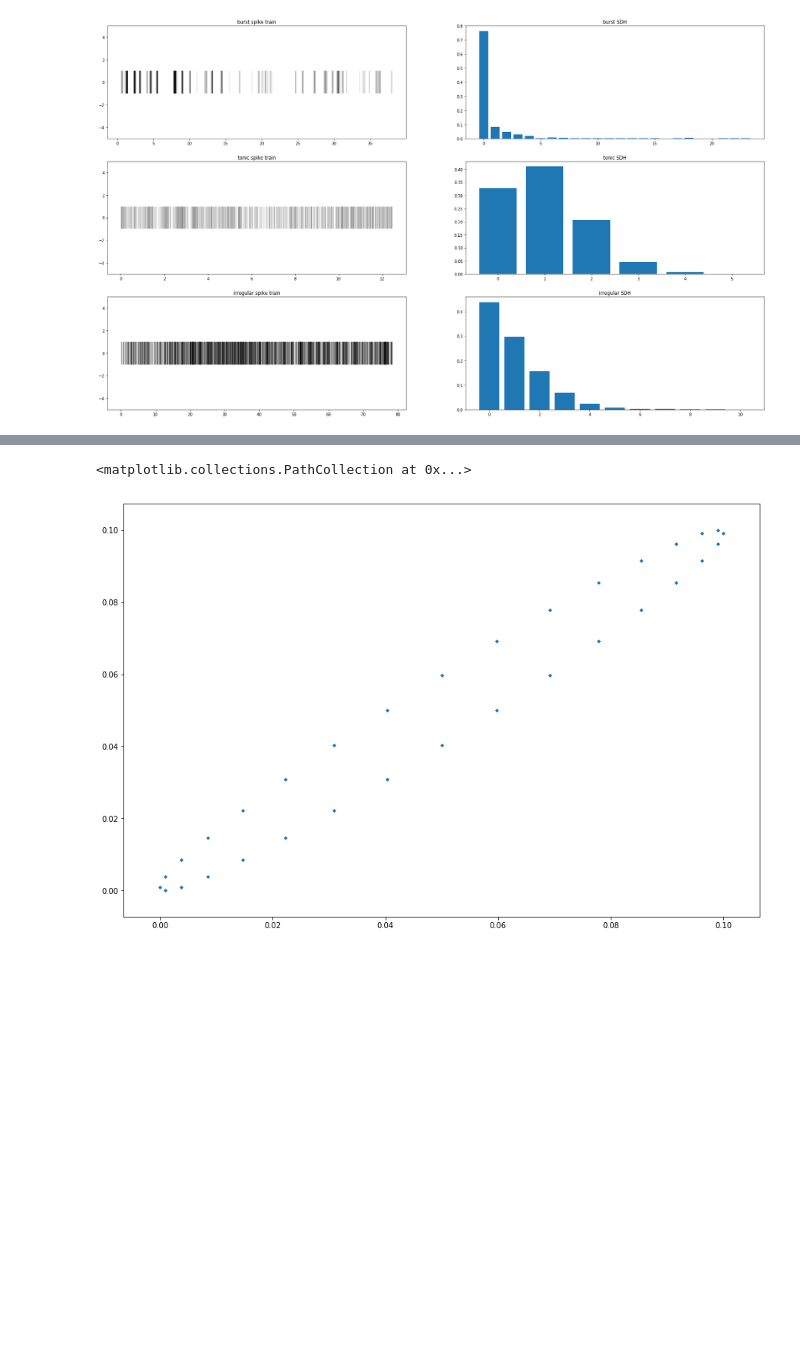
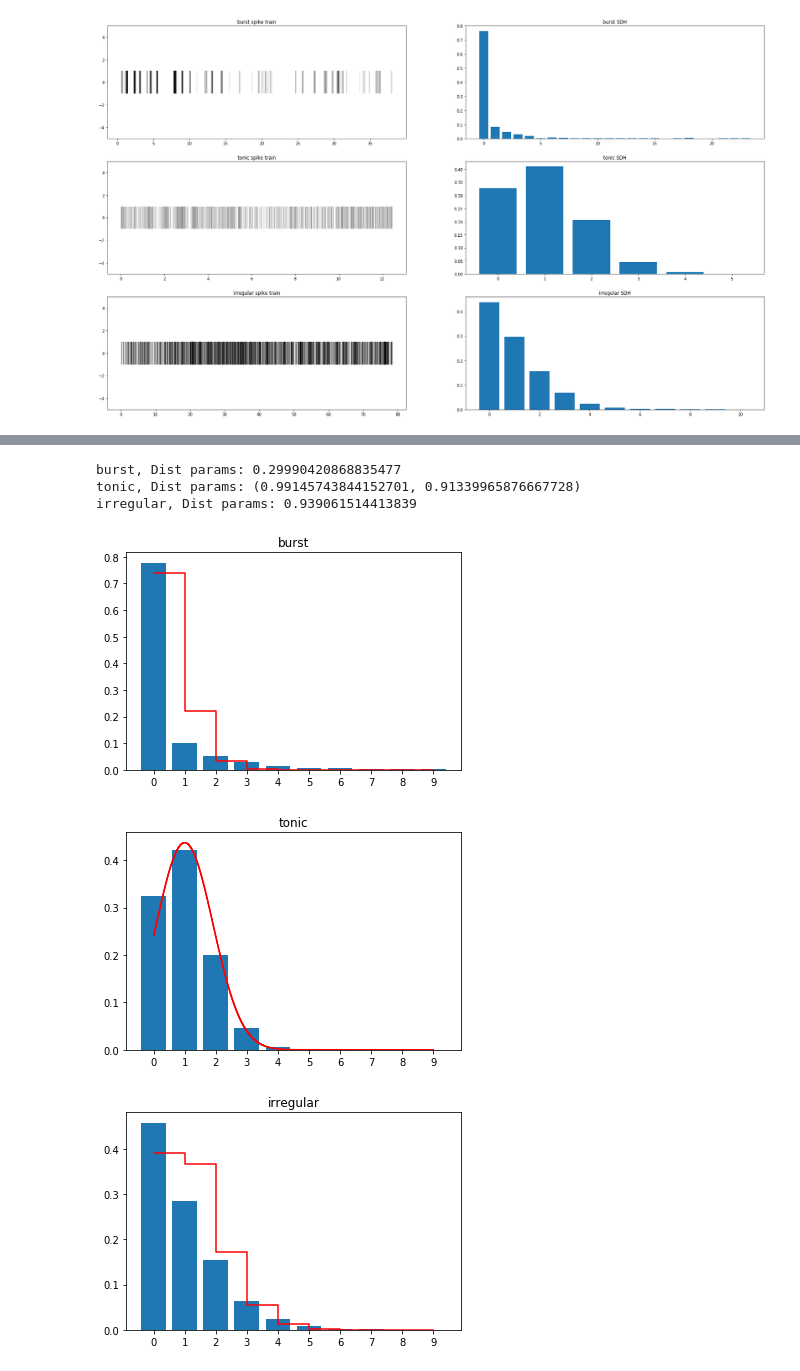
Before and after one commit to Vlad0922/neurophysiology, a Jupyter notebook: burst_clusters_heirarchy.ipynb, the cells around one changed output, grey strips where cells are left out. Cells and saved outputs as stored; diff of their text form; code cells hidden in the pictures; blank space fills up the shorter version.

Commit message:
[add] fitted distros for data

```diff
--- a/burst_clusters_heirarchy.ipynb
+++ b/burst_clusters_heirarchy.ipynb
@@ -556,6 +516,0 @@ plt.bar(np.arange(sdh_bursty.shape[0]), sdh_bursty)
-# %%
-plt.figure(figsize=(15,10))
-plt.scatter(isi_sn[:-1], isi_sn[1:], s=5)
-# %% [output]
-<matplotlib.collections.PathCollection at 0x...>
-[figure, removed]
@@ -561,0 +527,51 @@ plt.scatter(isi_sn[:-1], isi_sn[1:], s=5)
+# %%
+just_lens = dict()
+for l  in np.unique(labels):
+    idx = np.where(labels == l)[0]
+
+    res = list()
+    for i in idx:
+        res += get_counts(only_st[i])
+
+    just_lens[l] = res
+# %%
+def poisson(k, lamb):
+    """poisson pdf, parameter lamb is the fit parameter"""
+    return (lamb**k/factorial(k)) * np.exp(-lamb)
+
+
+def negLogLikelihood(params, data):
+    """ the negative log-Likelohood-Function"""
+    lnl = -np.sum(np.log(poisson(data, params[0])))
+    return lnl
+# %%
+for name, (k, val) in zip(['burst', 'tonic', 'irregular'], just_lens.items()):
+    x = np.arange(mean_dct[k].shape[0])
+    y = mean_dct[k]
+
+    if k == 2:
+        x_vals = np.linspace(0, max(val), endpoint=True, num=1000)
+        u, v = sp.stats.norm.fit(val)
+        pdf_vals = sp.stats.norm.pdf(x_vals, loc=u, scale=v)
+        dist_params = (u, v)
+    else:
+        x_vals = x
+        res = minimize(negLogLikelihood, x0=np.ones(1), args=(val,), method='L-BFGS-B', bounds=((0.0005, 10),))
+        dist_params = res.x[0]
+        pdf_vals = poisson(x_vals, res.x)
+
+    print('{}, Dist params: {}'.format(name, dist_params))
+
+    plt.figure()
+    plt.bar(x, y)
+    plt.step(x_vals, pdf_vals, color='r', where='post')
+    plt.xticks(x)
+
+    plt.title(name)
+# %% [output]
+burst, Dist params: 0.29990420868835477
+tonic, Dist params: (0.99145743844152701, 0.91339965876667728)
+irregular, Dist params: 0.939061514413839
+[figure, added]
+[figure, added]
+[figure, added]
```
Also changed, not shown: parts of 10 cells of this notebook.
